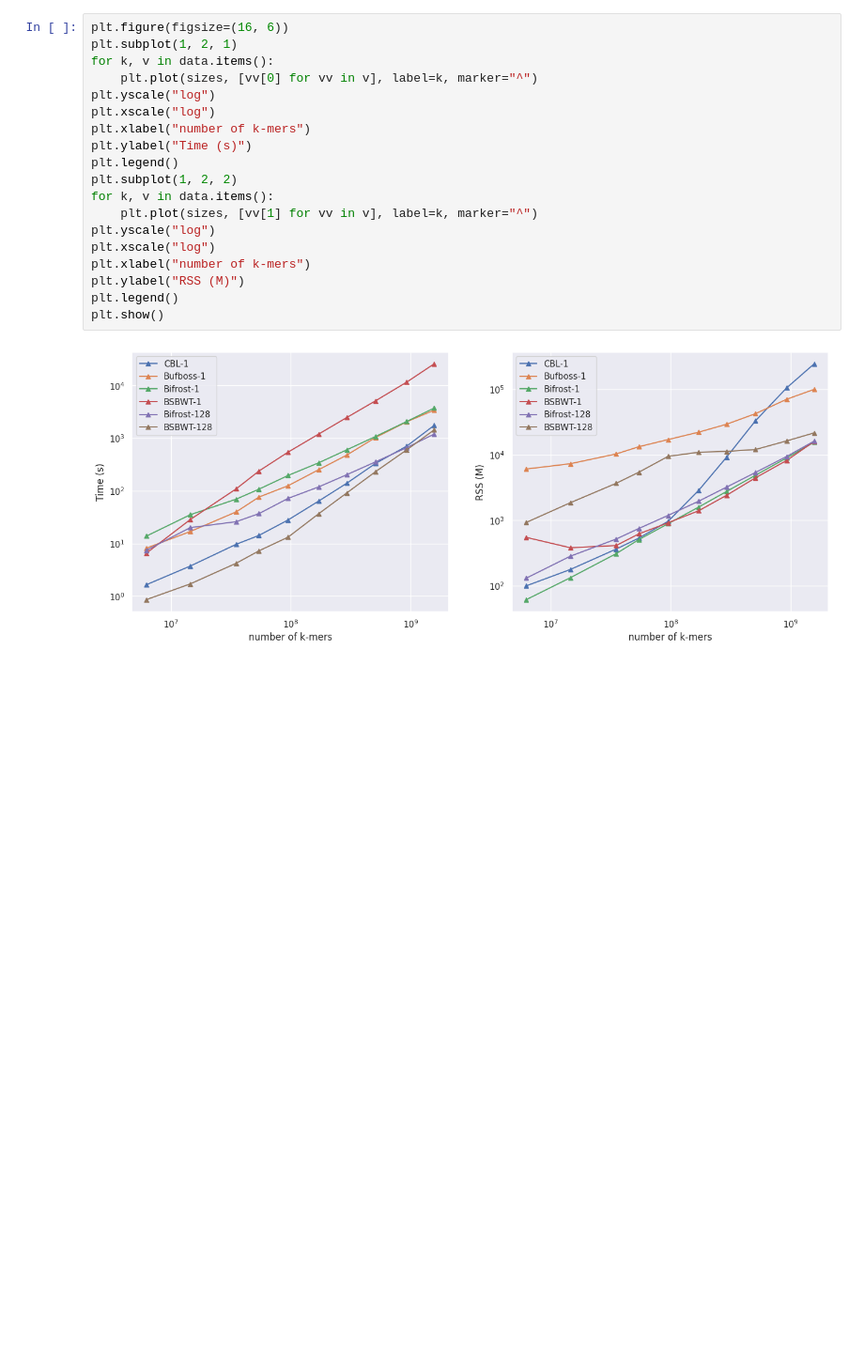
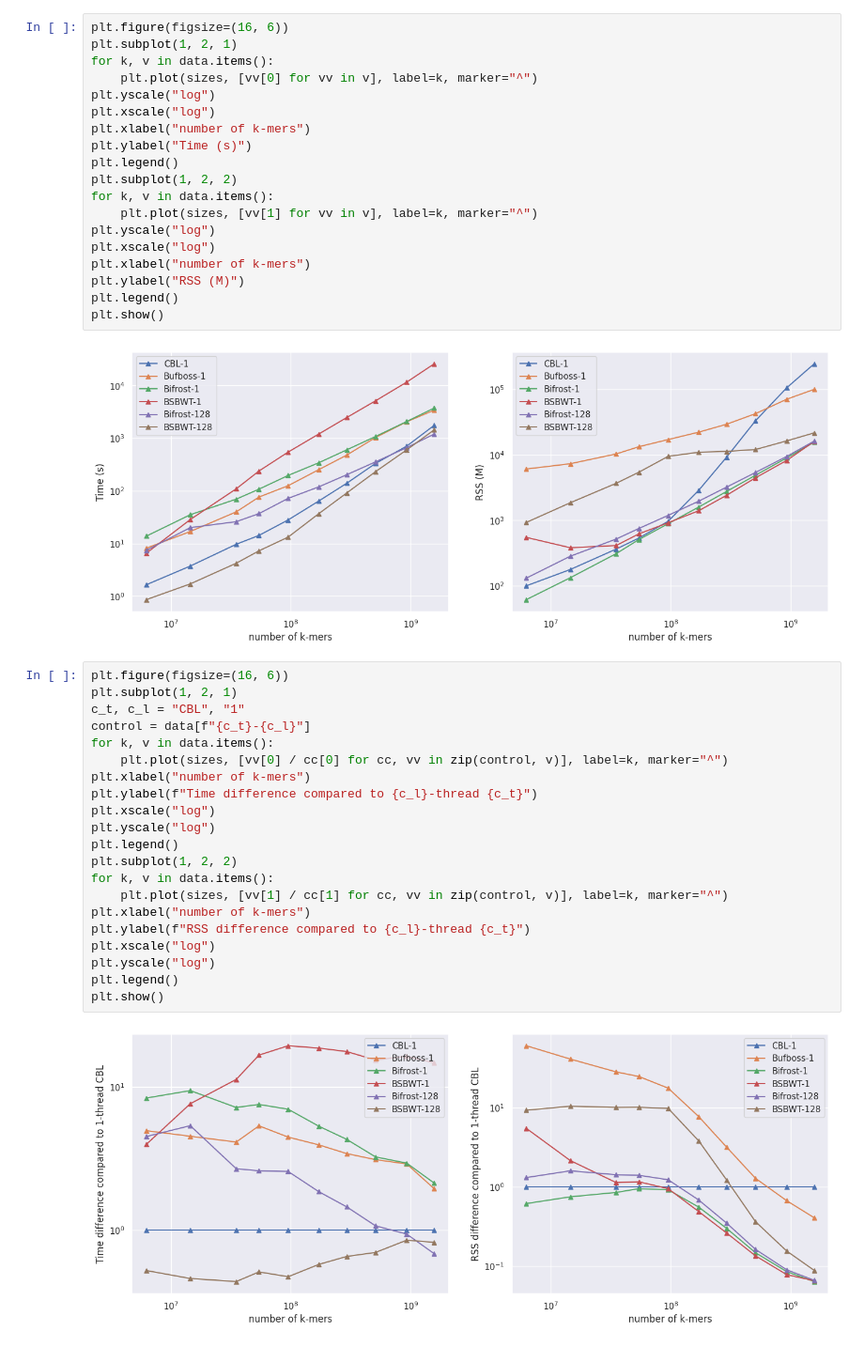
Before and after one commit to saskeli/Dynamic_SBWT_experiments, a Jupyter notebook: expanding.ipynb, the cells around one changed output. Shown at 94% size. Saved outputs shown, nothing was run; the diff lists cells and outputs as text; blank space fills up the shorter version.

```diff
--- a/expanding.ipynb
+++ b/expanding.ipynb
@@ -87,3 +74,26 @@ plt.legend()
 plt.show()
 # %% [output]
 [figure]
+# %%
+plt.figure(figsize=(16, 6))
+plt.subplot(1, 2, 1)
+c_t, c_l = "CBL", "1"
+control = data[f"{c_t}-{c_l}"]
+for k, v in data.items():
+    plt.plot(sizes, [vv[0] / cc[0] for cc, vv in zip(control, v)], label=k, marker="^")
+plt.xlabel("number of k-mers")
+plt.ylabel(f"Time difference compared to {c_l}-thread {c_t}")
+plt.xscale("log")
+plt.yscale("log")
+plt.legend()
+plt.subplot(1, 2, 2)
+for k, v in data.items():
+    plt.plot(sizes, [vv[1] / cc[1] for cc, vv in zip(control, v)], label=k, marker="^")
+plt.xlabel("number of k-mers")
+plt.ylabel(f"RSS difference compared to {c_l}-thread {c_t}")
+plt.xscale("log")
+plt.yscale("log")
+plt.legend()
+plt.show()
+# %% [output]
+[figure, added]
```
Also changed, not shown: parts of 1 cell of this notebook, 1 other file.
